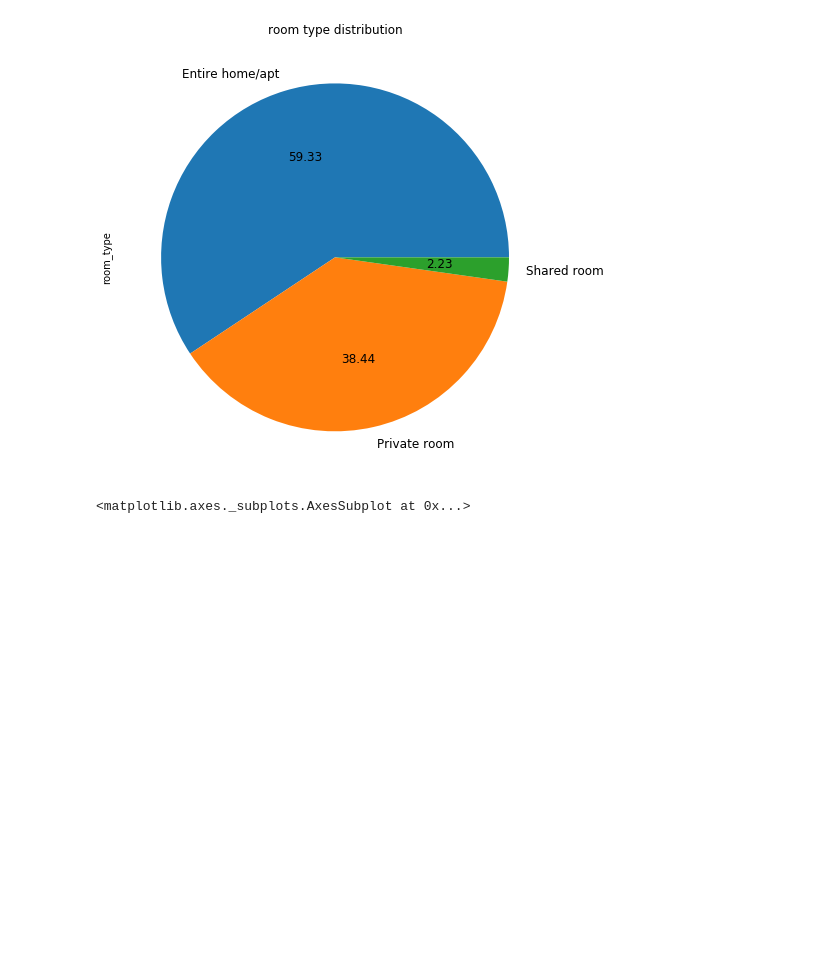
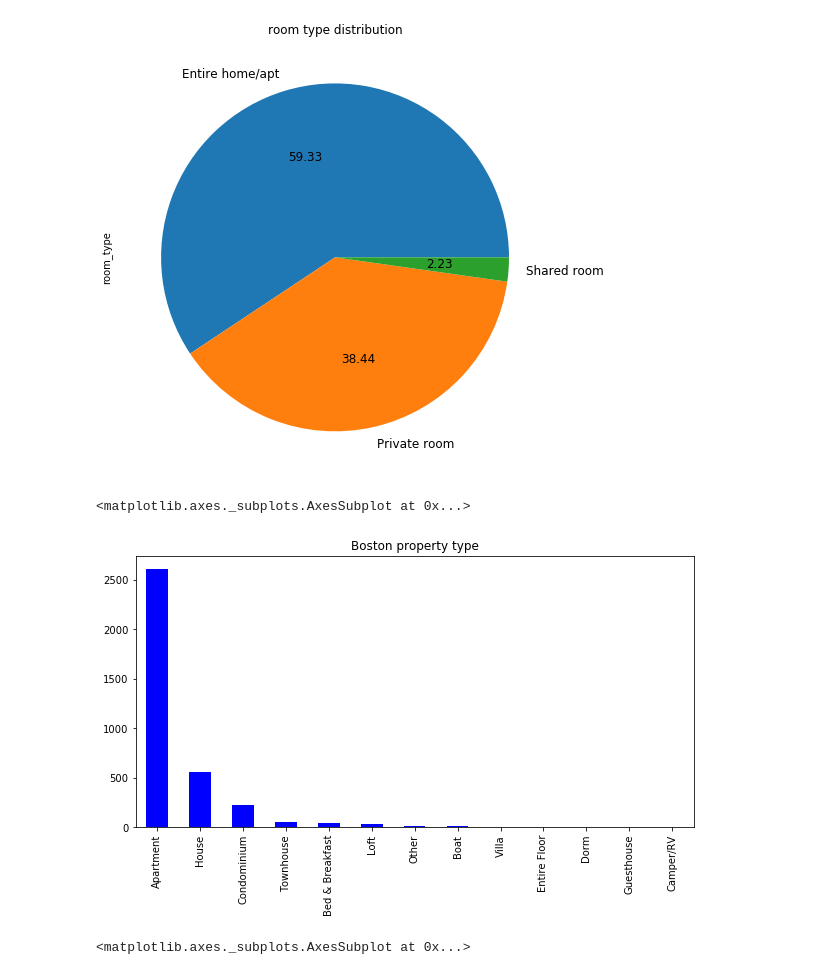
Before and after one commit to amrhwanis22/BostonHousePrices, a Jupyter notebook: Boston.ipynb, the cells around one changed output. Saved outputs shown, nothing was run; the diff lists cells and outputs as text; code cells hidden in the pictures; blank space fills up the shorter version.

Commit message:
adding new plots

```diff
--- a/Boston.ipynb
+++ b/Boston.ipynb
@@ -73,6 +73,13 @@ room_type_count.plot.pie(figsize=(8,8),fontsize=12,autopct='%.2f',title='room ty
 # %% [output]
 <matplotlib.axes._subplots.AxesSubplot at 0x...>
 [figure]
+# %%
+'''ploting to view distribution of property type inside dataset'''
+property_type=listings['property_type'].value_counts()
+property_type.plot.bar(color='blue',figsize=(10,5),title='Boston property type')
+# %% [output]
+<matplotlib.axes._subplots.AxesSubplot at 0x...>
+[figure, added]
 # %%
 sns.heatmap(listings.groupby(['property_type','room_type']).price.mean().unstack(),annot=True)
 # %% [output]
```
